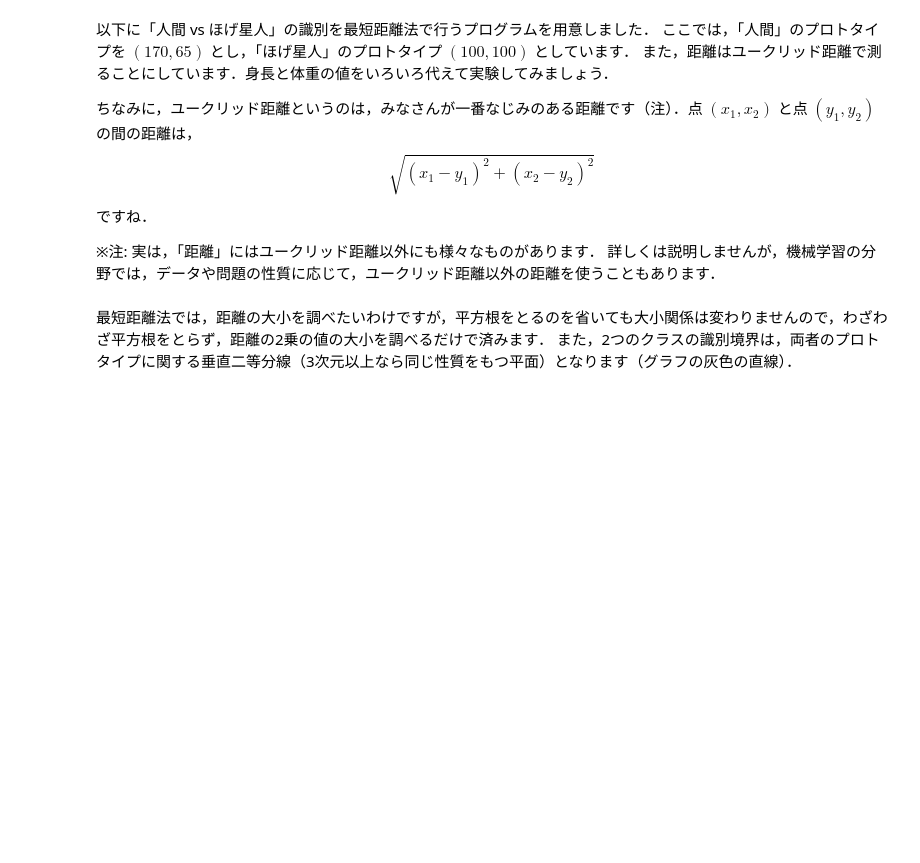
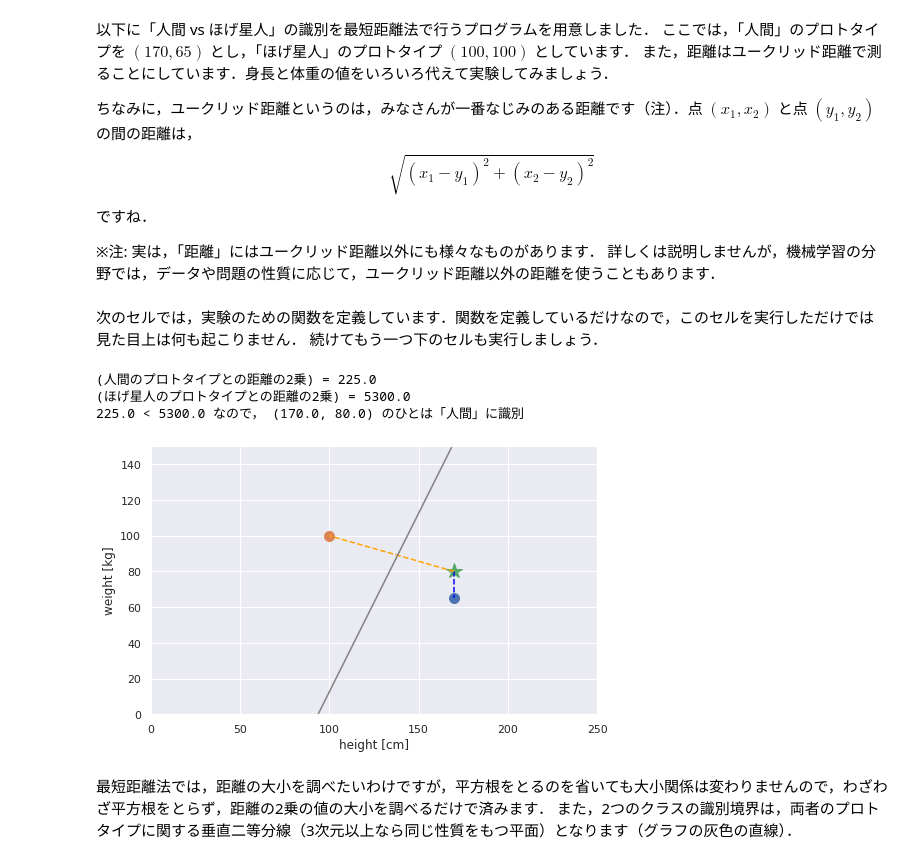
Before and after one commit to takatakamanbou/ML, a Jupyter notebook: ex03noteB.ipynb, the cells around one changed output. Saved outputs shown, nothing was run; the diff lists cells and outputs as text; code cells hidden in the pictures; blank space fills up the shorter version.

```diff
--- a/ex03noteB.ipynb
+++ b/ex03noteB.ipynb
@@ -139,4 +157,7 @@ $$
 
 ※注: 実は，「距離」にはユークリッド距離以外にも様々なものがあります．
 詳しくは説明しませんが，機械学習の分野では，データや問題の性質に応じて，ユークリッド距離以外の距離を使うこともあります．
+# %% [markdown]
+次のセルでは，実験のための関数を定義しています．関数を定義しているだけなので，このセルを実行しただけでは見た目上は何も起こりません．
+続けてもう一つ下のセルも実行しましょう．
 # %%
@@ -188,3 +206,19 @@ plt.show()
+# %%
+#@title height，weightの値をいろいろ変えて実験しよう  {run: "auto"}
+height = 170.0 #@param {type:"number"}
+weight = 80.0 #@param {type:"number"}
+
+# プロトタイプ
+p_human = np.array([170.0,  65.0])
+p_hoge  = np.array([100.0, 100.0])
+
+# (height, weight) のひとはどっち？
+hoge(p_human, p_hoge, height, weight)
+# %% [output]
+(人間のプロトタイプとの距離の2乗) = 225.0
+(ほげ星人のプロトタイプとの距離の2乗) = 5300.0
+225.0 < 5300.0 なので， (170.0, 80.0) のひとは「人間」に識別
+[figure, added]
 # %% [markdown]
 最短距離法では，距離の大小を調べたいわけですが，平方根をとるのを省いても大小関係は変わりませんので，わざわざ平方根をとらず，距離の2乗の値の大小を調べるだけで済みます．
 また，2つのクラスの識別境界は，両者のプロトタイプに関する垂直二等分線（3次元以上なら同じ性質をもつ平面）となります（グラフの灰色の直線）．
```
Also changed, not shown: parts of 14 cells of this notebook.
